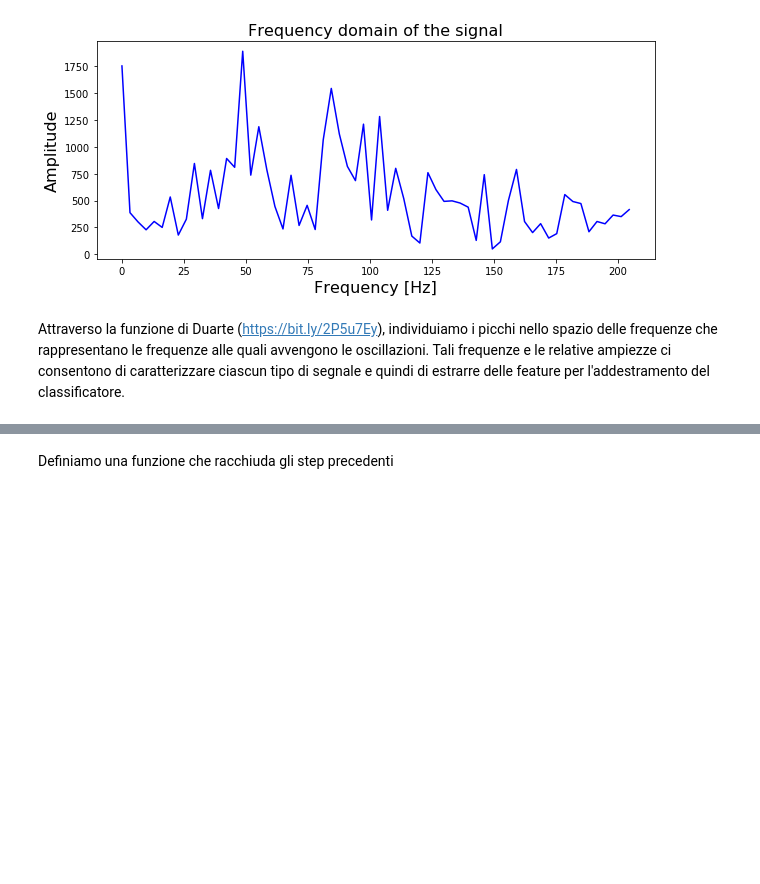
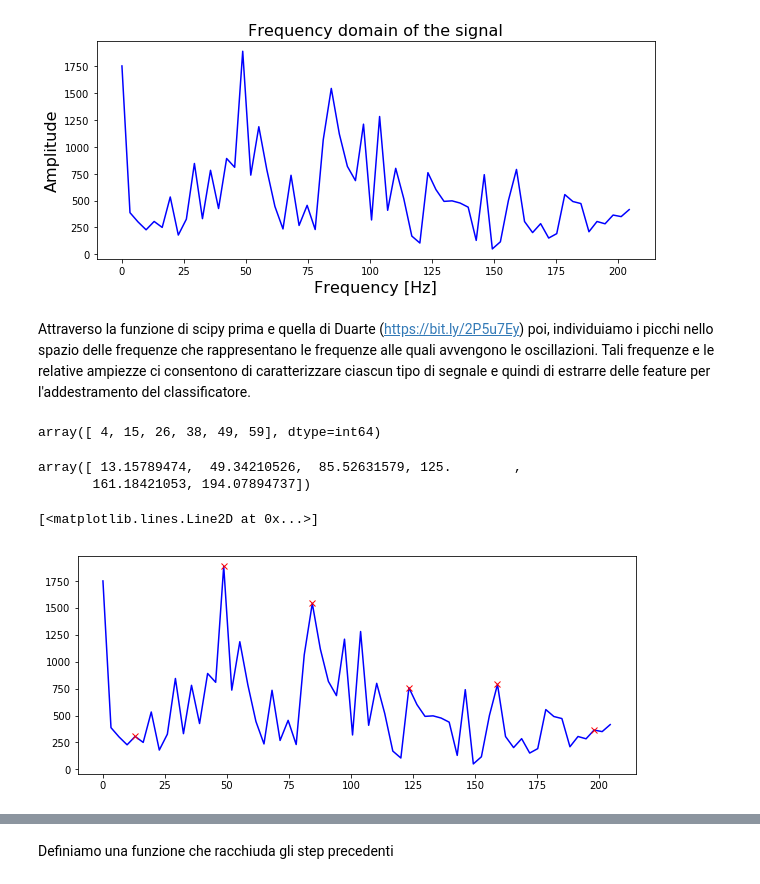
Before and after one commit to martinolorusso/coffee_machine, a Jupyter notebook: data_preparation.ipynb, the cells around one changed output, grey strips where cells are left out. Cells and saved outputs as stored; diff of their text form; code cells hidden in the pictures; blank space fills up the shorter version.

```diff
--- a/data_preparation.ipynb
+++ b/data_preparation.ipynb
@@ -256,4 +297,25 @@ plt.show()
 # %% [output]
 [figure]
 # %% [markdown]
-Attraverso la funzione di Duarte (https://bit.ly/2P5u7Ey), individuiamo i picchi nello spazio delle frequenze che rappresentano le frequenze alle quali avvengono le oscillazioni. Tali frequenze e le relative ampiezze ci consentono di caratterizzare ciascun tipo di segnale e quindi di estrarre delle feature per l'addestramento del classificatore.
+Attraverso la funzione di scipy prima e quella di Duarte (https://bit.ly/2P5u7Ey) poi, individuiamo i picchi nello spazio delle frequenze che rappresentano le frequenze alle quali avvengono le oscillazioni. Tali frequenze e le relative ampiezze ci consentono di caratterizzare ciascun tipo di segnale e quindi di estrarre delle feature per l'addestramento del classificatore.
+# %%
+fft_threshold = 0.01*(np.max(fft_values) - np.min(fft_values))
+# %%
+# la distanza in questo caso è definita come numero di sample tra picchi
+peaks_ind, _ = find_peaks(fft_values, threshold=fft_threshold,  distance=10)
+# %%
+peaks_ind
+# %% [output]
+array([ 4, 15, 26, 38, 49, 59], dtype=int64)
+# %%
+f_values[peaks_ind]
+# %% [output]
+array([ 13.15789474,  49.34210526,  85.52631579, 125.        ,
+       161.18421053, 194.07894737])
+# %%
+fig = plt.figure(figsize=(10,4))
+plt.plot(f_values, fft_values, 'b')
+plt.plot(f_values[peaks_ind], fft_values[peaks], 'x', color='r')
+# %% [output]
+[<matplotlib.lines.Line2D at 0x...>]
+[figure, added]
```
Also changed, not shown: parts of 40 cells of this notebook.
